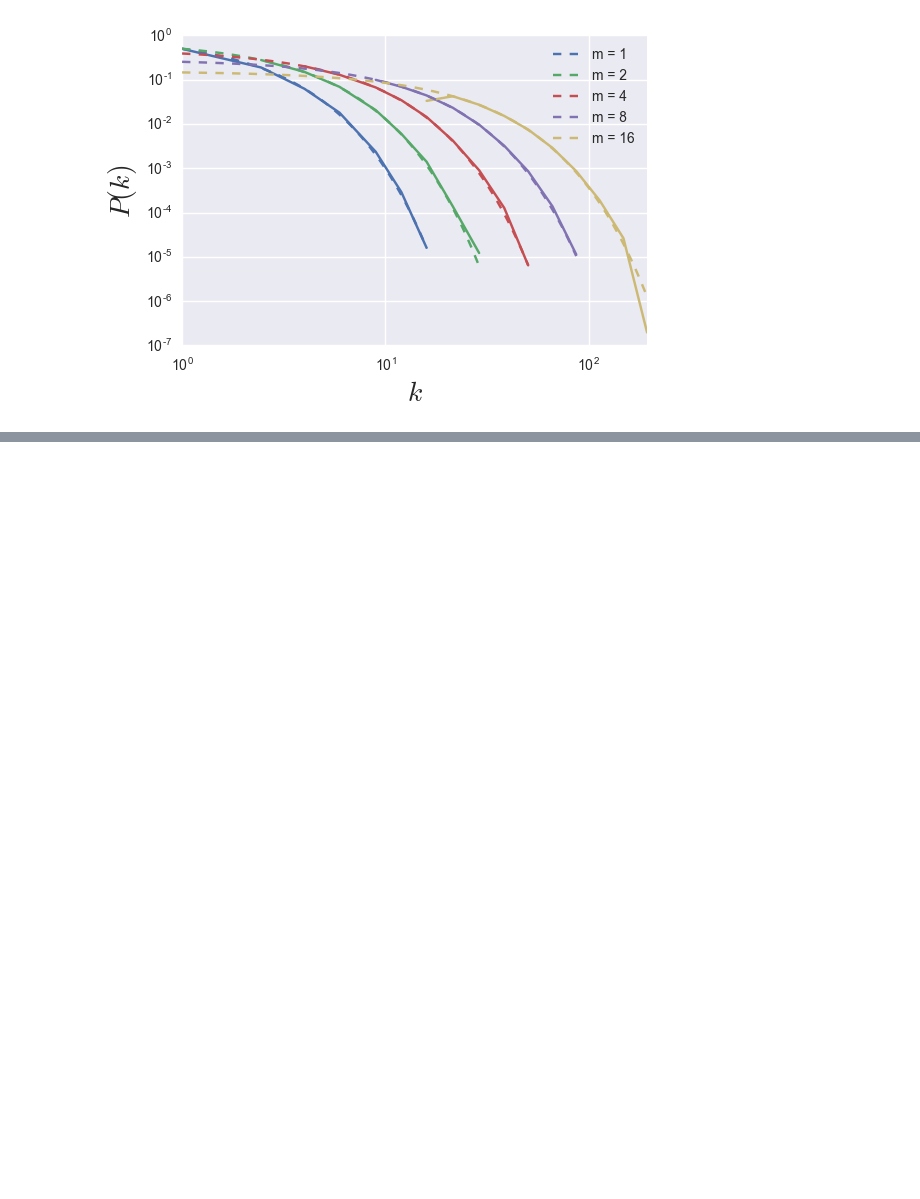
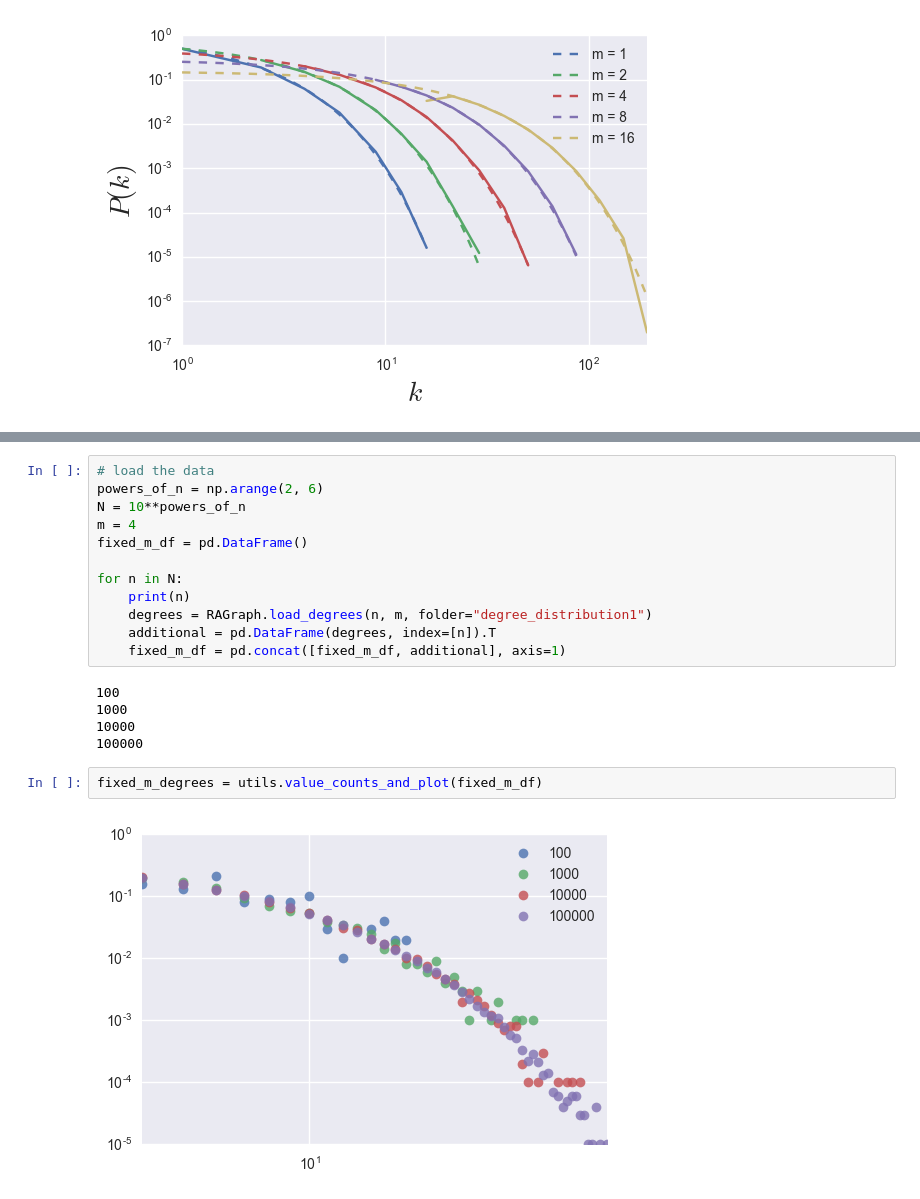
Before and after one commit to lingxz/networks, a Jupyter notebook: random-attachment.ipynb, the cells around one changed output, grey strips where cells are left out. Drawn from its saved outputs; the diff is of its cells as text; blank space fills up the shorter version.

```diff
--- a/random-attachment.ipynb
+++ b/random-attachment.ipynb
@@ -75,0 +84,21 @@ largest
+# %%
+# load the data
+powers_of_n = np.arange(2, 6)
+N = 10**powers_of_n
+m = 4
+fixed_m_df = pd.DataFrame()
+
+for n in N:
+    print(n)
+    degrees = RAGraph.load_degrees(n, m, folder="degree_distribution1")
+    additional = pd.DataFrame(degrees, index=[n]).T
+    fixed_m_df = pd.concat([fixed_m_df, additional], axis=1)
+# %% [output]
+100
+1000
+10000
+100000
+# %%
+fixed_m_degrees = utils.value_counts_and_plot(fixed_m_df)
+# %% [output]
+[figure, added]
```
Also changed, not shown: parts of 9 cells of this notebook.
